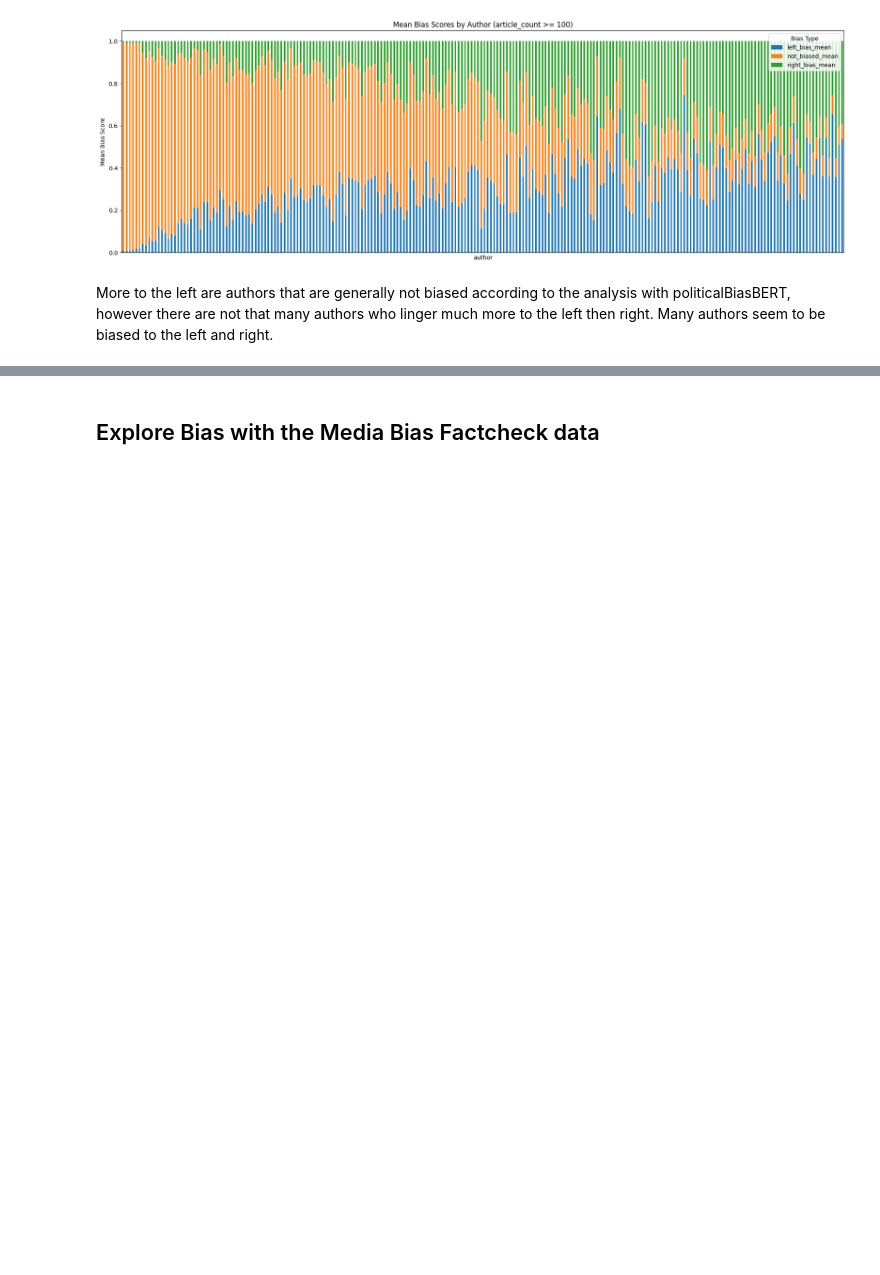
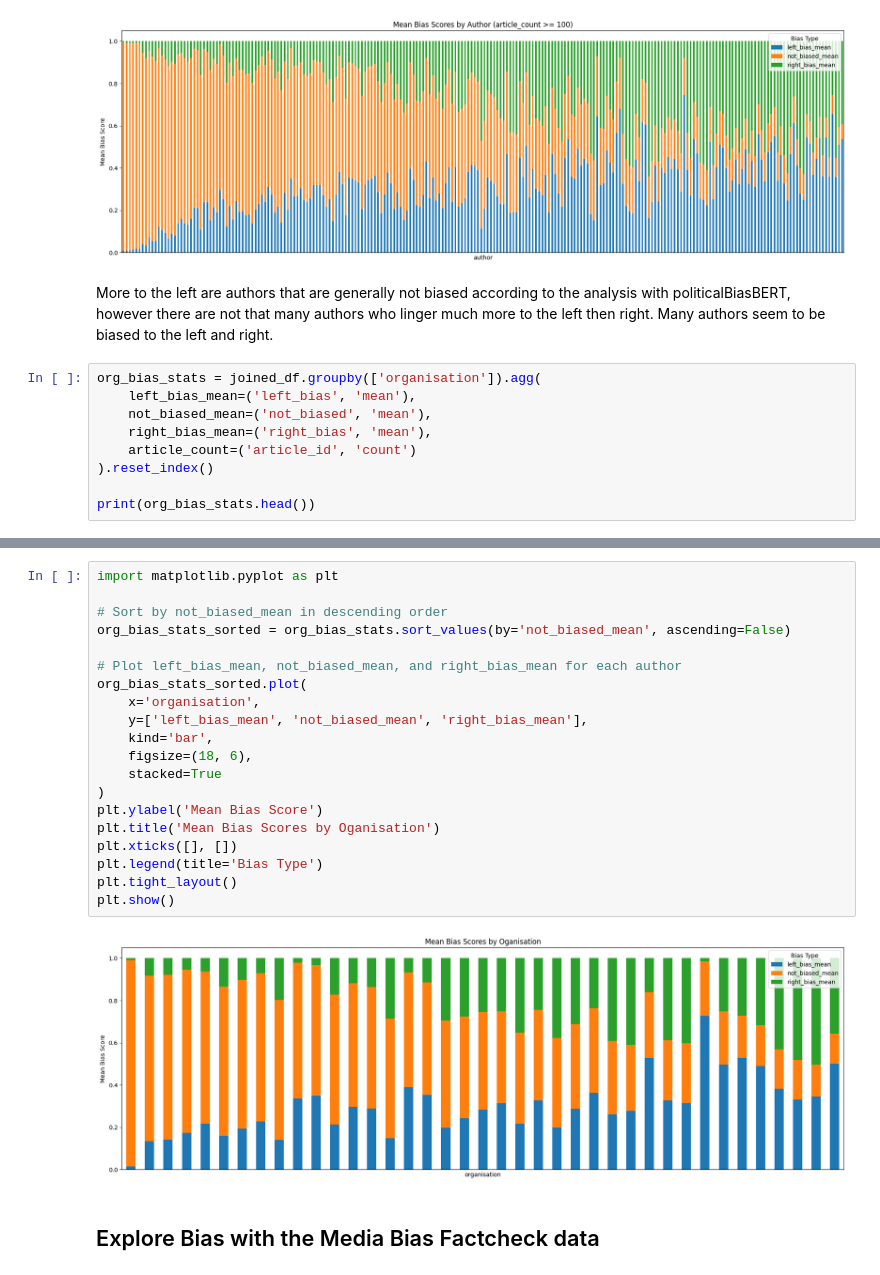
Before and after one commit to bcruijsberg/checkmate, a Jupyter notebook: Explore_data_bias.ipynb, the cells around one changed output, grey strips where cells are left out. Cells and saved outputs as stored; diff of their text form; blank space fills up the shorter version.

```diff
--- a/Explore_data_bias.ipynb
+++ b/Explore_data_bias.ipynb
@@ -122,3 +104,12 @@ plt.show()
 [figure]
 # %% [markdown]
 More to the left are authors that are generally not biased according to the analysis with politicalBiasBERT, however there are not that many authors who linger much more to the left then right. Many authors seem to be biased to the left and right.
+# %%
+org_bias_stats = joined_df.groupby(['organisation']).agg(
+    left_bias_mean=('left_bias', 'mean'),
+    not_biased_mean=('not_biased', 'mean'),
+    right_bias_mean=('right_bias', 'mean'),
+    article_count=('article_id', 'count')
+).reset_index()
+
+print(org_bias_stats.head())
@@ -125,3 +130,25 @@ More to the left are authors that are generally not biased according to the anal
+# %%
+import matplotlib.pyplot as plt
+
+# Sort by not_biased_mean in descending order
+org_bias_stats_sorted = org_bias_stats.sort_values(by='not_biased_mean', ascending=False)
+
+# Plot left_bias_mean, not_biased_mean, and right_bias_mean for each author
+org_bias_stats_sorted.plot(
+    x='organisation',
+    y=['left_bias_mean', 'not_biased_mean', 'right_bias_mean'],
+    kind='bar',
+    figsize=(18, 6),
+    stacked=True
+)
+plt.ylabel('Mean Bias Score')
+plt.title('Mean Bias Scores by Oganisation')
+plt.xticks([], [])
+plt.legend(title='Bias Type')
+plt.tight_layout()
+plt.show()
+# %% [output]
+[figure, added]
 # %% [markdown]
 ## Explore Bias with the Media Bias Factcheck data
 # %% [markdown]
```
Also changed, not shown: parts of 7 cells of this notebook, 1 other file.
